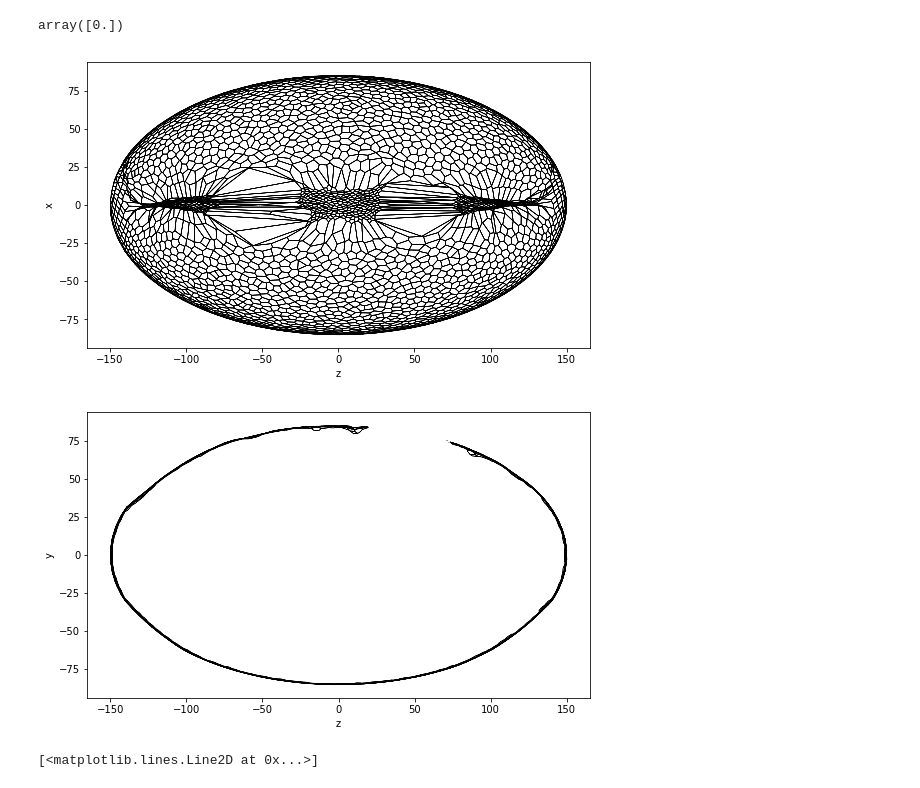
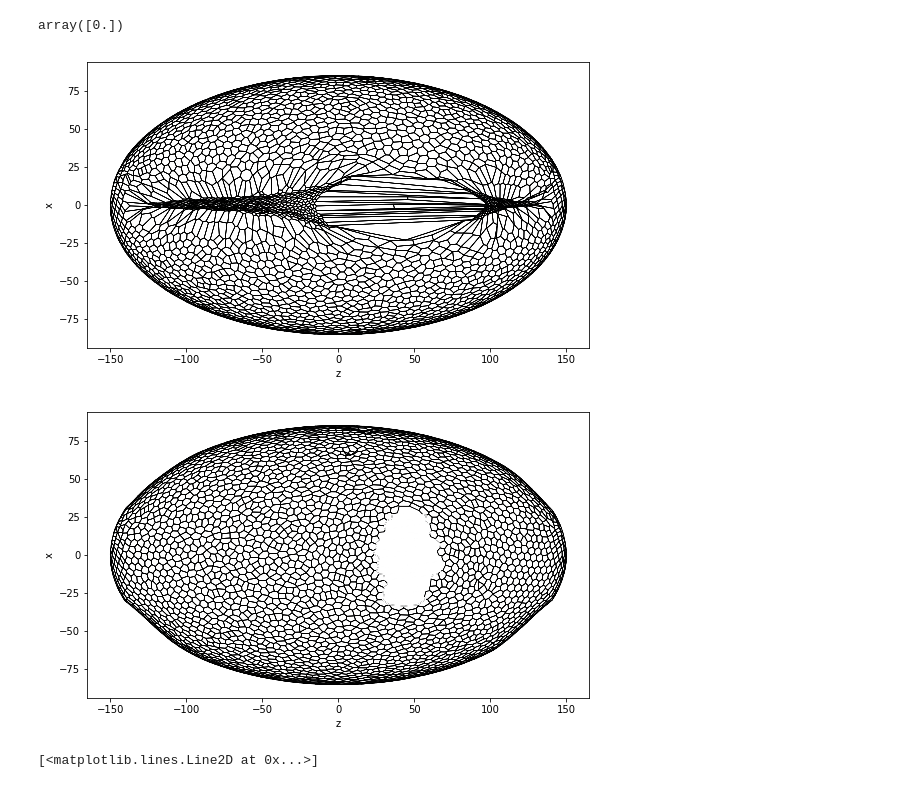
Before and after one commit to suzannelab/invagination, a Jupyter notebook: notebooks/EmbryoExaminer.ipynb, the cells around one changed output. Saved outputs shown, nothing was run; the diff lists cells and outputs as text; code cells hidden in the pictures.

Commit message:
New notebook for 3D EMT test

```diff
--- a/notebooks/EmbryoExaminer.ipynb
+++ b/notebooks/EmbryoExaminer.ipynb
@@ -227,7 +291,7 @@ sheet.vert_df[(sheet.vert_df.z>-15) & (sheet.vert_df.z<15)]['radial_tension'].un
 array([0.])
 # %%
 draw_specs = config.draw.sheet_spec()
-sheet = open_sheet(dirname, 60)
+sheet = open_sheet(dirname, 50)
 sheet = sheet.extract_bounding_box(y_boundary=[0, 100])
 fig, ax = plt.subplots()
 edge_mask_color_map='gist_gray'
@@ -262,46 +326,49 @@ ax.grid(False)
 #ax.axis('off')
 #fig.savefig('../post_ablation.png', dpi = 150)
 # %% [output]
-[figure, old version]
+[figure, new version]
 # %%
+SIM_DIR = Path('/home/admin-suz/Documents/short_simulation/file_to_copy/2018-09-08_TEST3')
+dirname = SIM_DIR/'1.08_contractility_5_critical_area_30_radialtension_0/'
+
 draw_specs = config.draw.sheet_spec()
-sheet = open_sheet(dirname, 2)
-sheet = sheet.extract_bounding_box(x_boundary=[-10, 10])
+sheet = open_sheet(dirname, 1)
+sheet = sheet.extract_bounding_box(y_boundary=[0, 150])
 fig, ax = plt.subplots()
 edge_mask_color_map='gist_gray'
-coords=['z', 'y']
+coords=['z', 'x']
 
 list_cutting_edge = sheet.edge_df['face'].isin(
-    sheet.face_df[sheet.face_df['contractility']==0].index)
+    sheet.face_df[sheet.face_df['contractility']<=0.5].index)
 
 cmap_edge = np.ones(sheet.edge_df.shape[0]) * list_cutting_edge
 sheet.edge_df['col'] = cmap_edge / (max(cmap_edge))
 
 cmap_edge = plt.cm.get_cmap(edge_mask_color_map, 2)
 edge_color_cmap = cmap_edge(sheet.edge_df.col)
 draw_specs['edge']['color'] = edge_color_cmap
 
 draw_specs['edge']['visible'] = True
 draw_specs['edge']['alpha'] = 1
 draw_specs['vert']['visible'] = False
 draw_specs['face']['visible'] = False
 draw_specs['face']['alpha'] = 0.6
 
 fig, ax = sheet_view(sheet, coords=coords, ax=ax, **draw_specs)
 ax.set_xlabel(coords[0])
 ax.set_ylabel(coords[1])
 
 fig.set_size_inches(9.25, 5.25, forward=True)
 
 
 ax.grid(False)
 #ax.get_xaxis().set_visible(False)
 #ax.get_yaxis().set_visible(False)
 
 #ax.axis('off')
-#fig.savefig('../post_ablation.png', dpi = 150)
+fig.savefig('../post_ablation.png', dpi = 300)
 # %% [output]
-[figure, old version]
+[figure, new version]
 # %%
 import matplotlib.gridspec as gridspec
 SIM_DIR = Path('/home/admin-suz/Documents/SimulationsReview/2018-09-09_TEST5')
```
Also changed, not shown: parts of 13 cells of this notebook, 11 other files.
